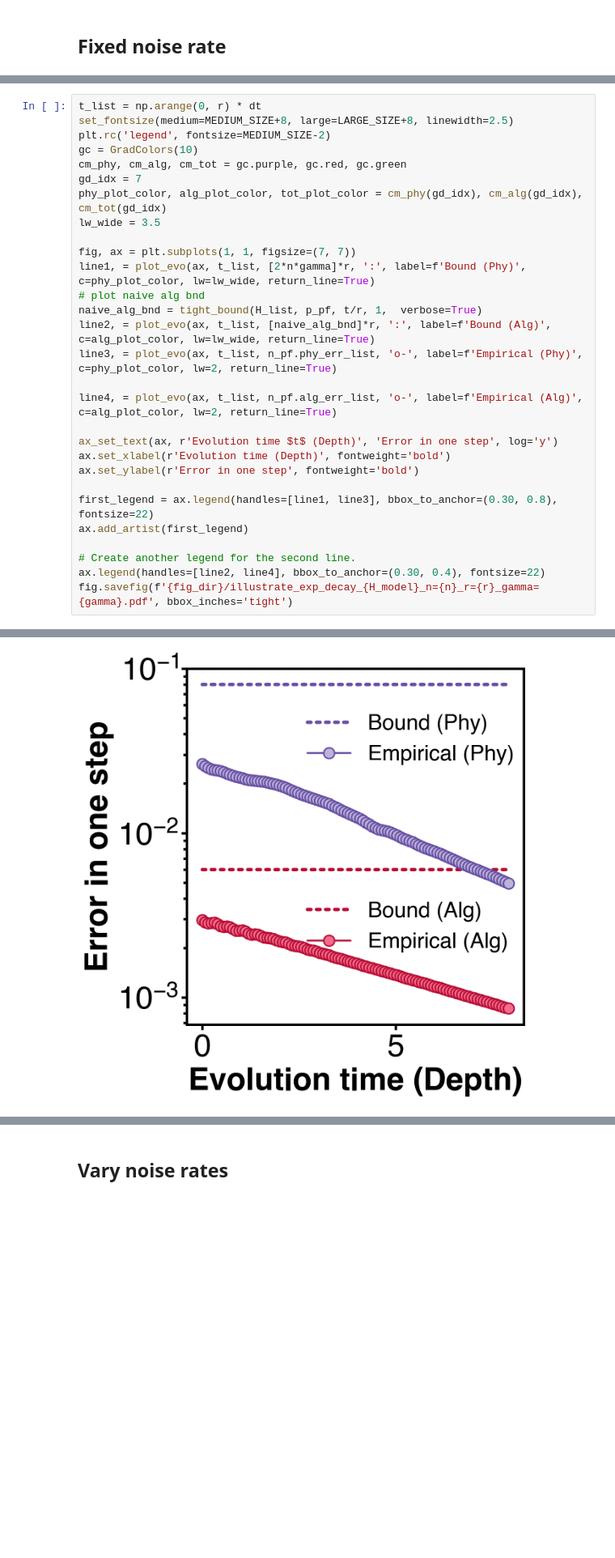
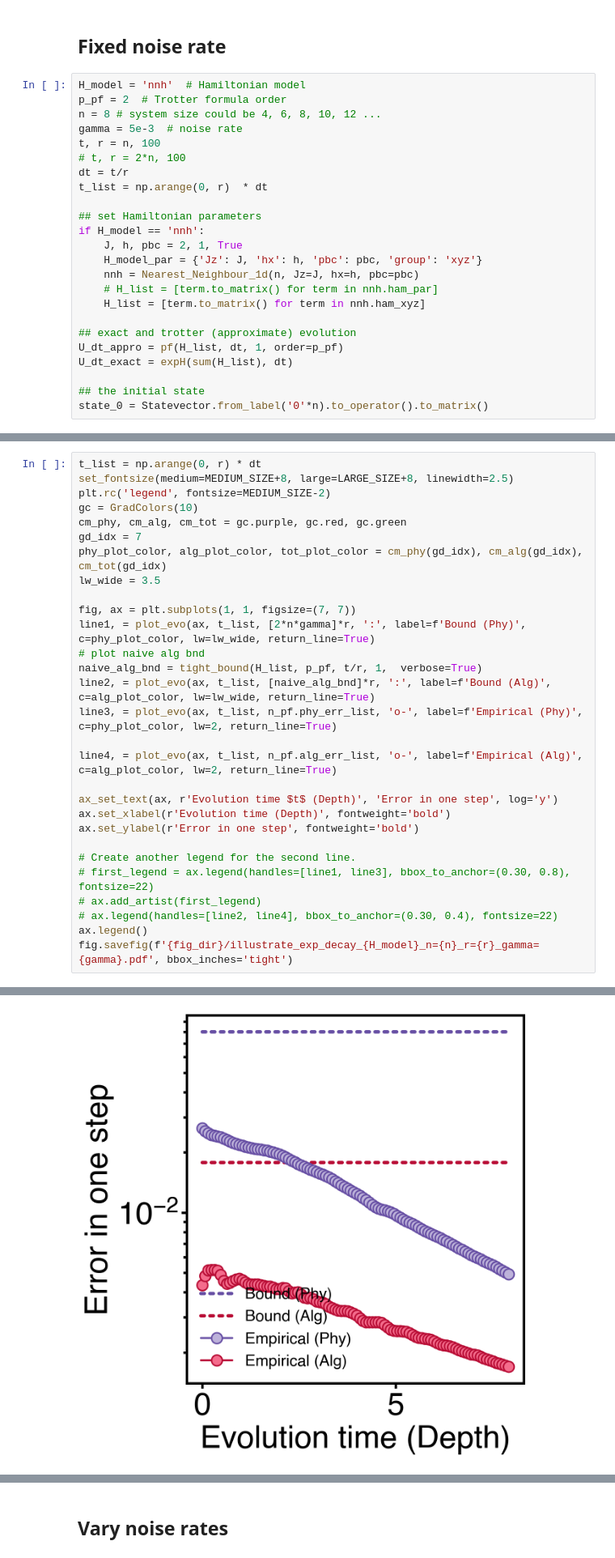
Before and after one commit to dzzxzl/Noisy-Trotter-Simulation, a Jupyter notebook: error_decay.ipynb, the cells around one changed output, grey strips where cells are left out. Shown at 81% size. Cells and saved outputs as stored; diff of their text form; blank space fills up the shorter version.

```diff
--- a/error_decay.ipynb
+++ b/error_decay.ipynb
@@ -44,3 +22,27 @@ state_0 = Statevector.from_label('0'*n).to_operator().to_matrix()
 # %% [markdown]
 ## Fixed noise rate
+# %%
+H_model = 'nnh'  # Hamiltonian model
+p_pf = 2  # Trotter formula order
+n = 8 # system size could be 4, 6, 8, 10, 12 ...
+gamma = 5e-3  # noise rate
+t, r = n, 100
+# t, r = 2*n, 100
+dt = t/r
+t_list = np.arange(0, r)  * dt
+
+## set Hamiltonian parameters
+if H_model == 'nnh':
+    J, h, pbc = 2, 1, True
+    H_model_par = {'Jz': J, 'hx': h, 'pbc': pbc, 'group': 'xyz'}
+    nnh = Nearest_Neighbour_1d(n, Jz=J, hx=h, pbc=pbc)
+    # H_list = [term.to_matrix() for term in nnh.ham_par]
+    H_list = [term.to_matrix() for term in nnh.ham_xyz]
+
+## exact and trotter (approximate) evolution
+U_dt_appro = pf(H_list, dt, 1, order=p_pf)
+U_dt_exact = expH(sum(H_list), dt)
+
+## the initial state
+state_0 = Statevector.from_label('0'*n).to_operator().to_matrix()
 # %%
@@ -68,10 +71,10 @@ ax_set_text(ax, r'Evolution time $t$ (Depth)', 'Error in one step', log='y')
 ax.set_xlabel(r'Evolution time (Depth)', fontweight='bold')
 ax.set_ylabel(r'Error in one step', fontweight='bold')
 
-first_legend = ax.legend(handles=[line1, line3], bbox_to_anchor=(0.30, 0.8), fontsize=22)
-ax.add_artist(first_legend)
-
 # Create another legend for the second line.
-ax.legend(handles=[line2, line4], bbox_to_anchor=(0.30, 0.4), fontsize=22)
+# first_legend = ax.legend(handles=[line1, line3], bbox_to_anchor=(0.30, 0.8), fontsize=22)
+# ax.add_artist(first_legend)
+# ax.legend(handles=[line2, line4], bbox_to_anchor=(0.30, 0.4), fontsize=22)
+ax.legend()
 fig.savefig(f'{fig_dir}/illustrate_exp_decay_{H_model}_n={n}_r={r}_gamma={gamma}.pdf', bbox_inches='tight')
 # %% [output]
@@ -79 +82 @@ c1=93.49003540311213, c2=93.49003540311206
-[figure, old version]
+[figure, new version]
```
Also changed, not shown: parts of 11 cells of this notebook, 13 other files.
